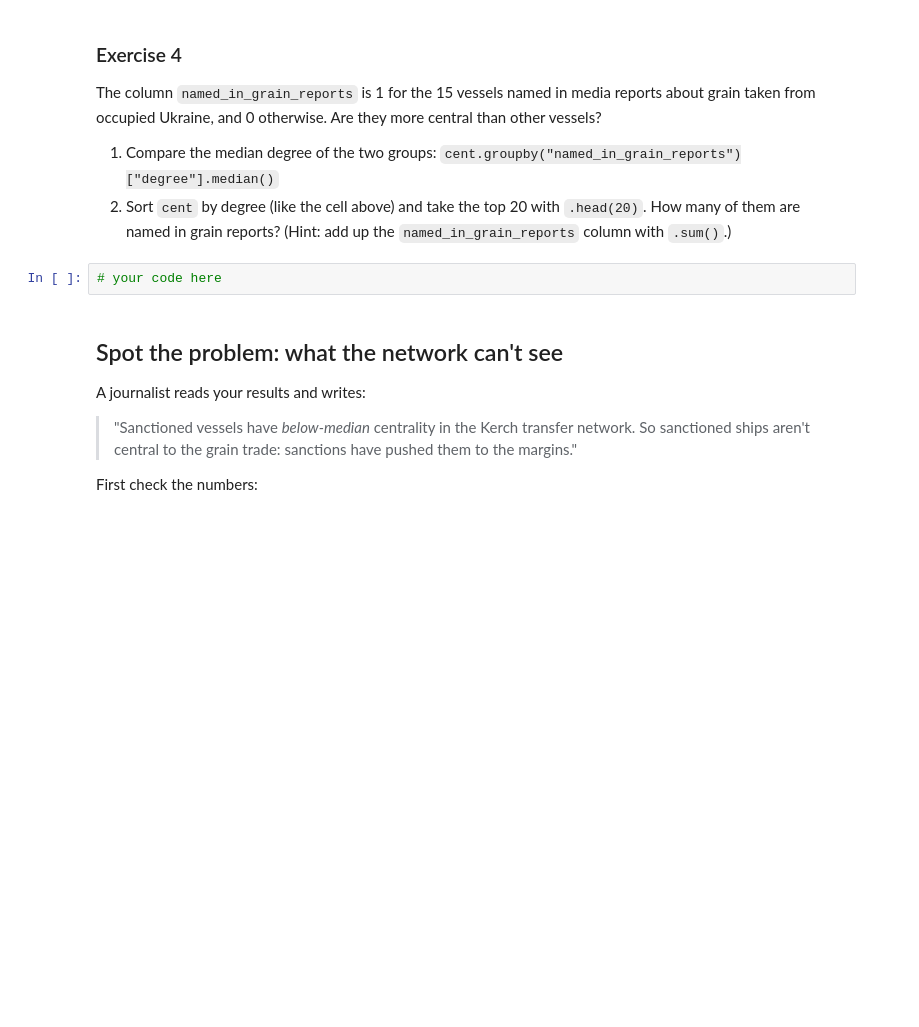
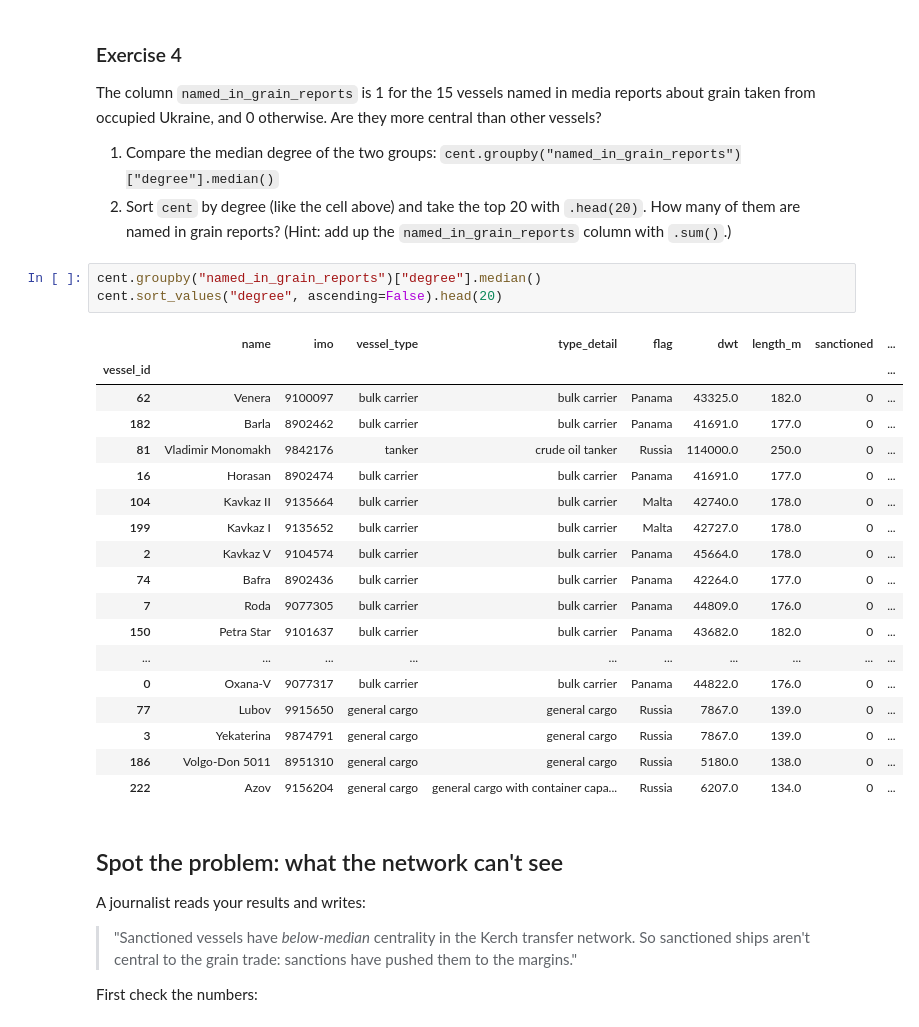
Before and after one commit to AlexiaNabok28/QM2, a Jupyter notebook: notebooks/W03. Spatial Data.ipynb, the cells around one changed output. Cells and saved outputs as stored; diff of their text form; blank space fills up the shorter version.

```diff
--- a/notebooks/W03. Spatial Data.ipynb
+++ b/notebooks/W03. Spatial Data.ipynb
@@ -354,7 +366,27 @@ The column `named_in_grain_reports` is 1 for the 15 vessels named in media repor
 1. Compare the median degree of the two groups: `cent.groupby("named_in_grain_reports")["degree"].median()`
 2. Sort `cent` by degree (like the cell above) and take the top 20 with `.head(20)`. How many of them are named in grain reports? (Hint: add up the `named_in_grain_reports` column with `.sum()`.)
 # %%
-# your code here
+cent.groupby("named_in_grain_reports")["degree"].median()
+cent.sort_values("degree", ascending=False).head(20)
+# %% [output]
+|  | name | imo | vessel_type | type_detail | flag | dwt | length_m | sanctioned | ... |
+| vessel_id |  |  |  |  |  |  |  |  | ... |
+| 62 | Venera | 9100097 | bulk carrier | bulk carrier | Panama | 43325.0 | 182.0 | 0 | ... |
+| 182 | Barla | 8902462 | bulk carrier | bulk carrier | Panama | 41691.0 | 177.0 | 0 | ... |
+| 81 | Vladimir Monomakh | 9842176 | tanker | crude oil tanker | Russia | 114000.0 | 250.0 | 0 | ... |
+| 16 | Horasan | 8902474 | bulk carrier | bulk carrier | Panama | 41691.0 | 177.0 | 0 | ... |
+| 104 | Kavkaz II | 9135664 | bulk carrier | bulk carrier | Malta | 42740.0 | 178.0 | 0 | ... |
+| 199 | Kavkaz I | 9135652 | bulk carrier | bulk carrier | Malta | 42727.0 | 178.0 | 0 | ... |
+| 2 | Kavkaz V | 9104574 | bulk carrier | bulk carrier | Panama | 45664.0 | 178.0 | 0 | ... |
+| 74 | Bafra | 8902436 | bulk carrier | bulk carrier | Panama | 42264.0 | 177.0 | 0 | ... |
+| 7 | Roda | 9077305 | bulk carrier | bulk carrier | Panama | 44809.0 | 176.0 | 0 | ... |
+| 150 | Petra Star | 9101637 | bulk carrier | bulk carrier | Panama | 43682.0 | 182.0 | 0 | ... |
+| ... | ... | ... | ... | ... | ... | ... | ... | ... | ... |
+| 0 | Oxana-V | 9077317 | bulk carrier | bulk carrier | Panama | 44822.0 | 176.0 | 0 | ... |
+| 77 | Lubov | 9915650 | general cargo | general cargo | Russia | 7867.0 | 139.0 | 0 | ... |
+| 3 | Yekaterina | 9874791 | general cargo | general cargo | Russia | 7867.0 | 139.0 | 0 | ... |
+| 186 | Volgo-Don 5011 | 8951310 | general cargo | general cargo | Russia | 5180.0 | 138.0 | 0 | ... |
+| 222 | Azov | 9156204 | general cargo | general cargo with container capa... | Russia | 6207.0 | 134.0 | 0 | ... |
 # %% [markdown]
 ## Spot the problem: what the network can't see
 
```
Also changed, not shown: parts of 11 cells of this notebook.
